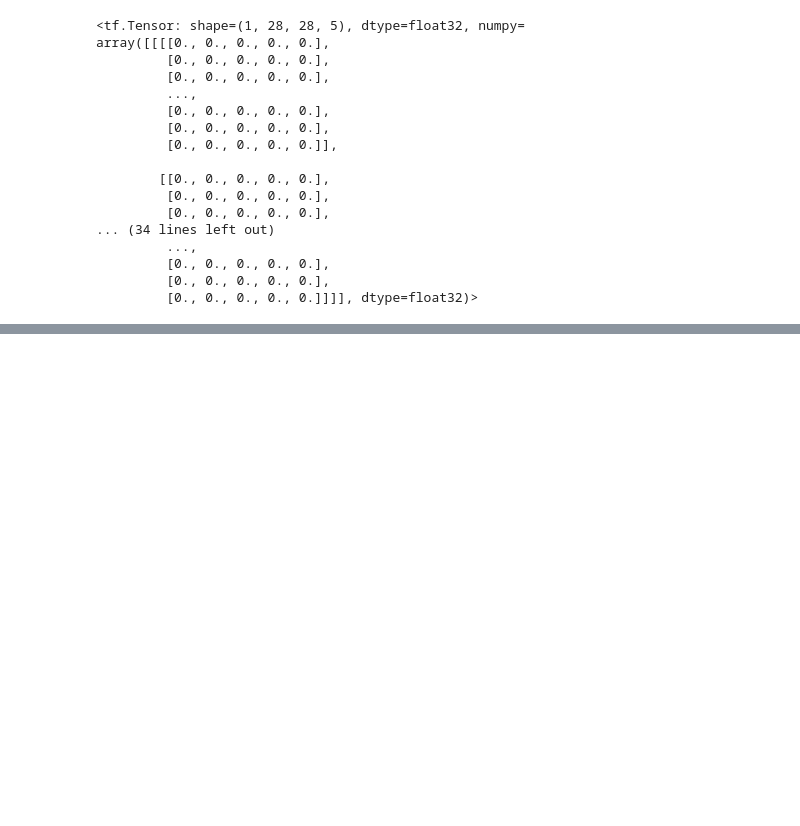
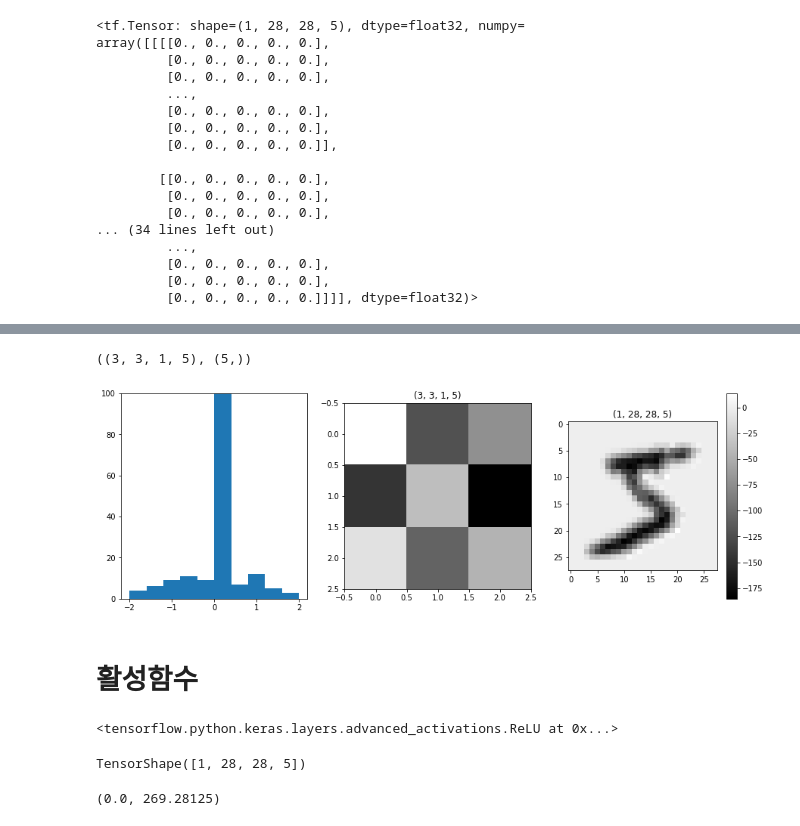
Before and after one commit to silro/bigvlaue, a Jupyter notebook: Mnist_layers1.ipynb, the cells around one changed output, grey strips where cells are left out. Cells and saved outputs as stored; diff of their text form; code cells hidden in the pictures; blank space fills up the shorter version.

```diff
--- a/Mnist_layers1.ipynb
+++ b/Mnist_layers1.ipynb
@@ -98,0 +104,2 @@ plt.show()
+# %%
+weight = layer.get_weights()
@@ -98,0 +126,27 @@ plt.show()
+# %%
+weight[0].shape, weight[1].shape
+# %% [output]
+((3, 3, 1, 5), (5,))
+# %%
+plt.figure(figsize=(15,5))
+plt.subplot(131)
+plt.hist(output.numpy().ravel(), range=[-2,2])
+plt.ylim(0,100)
+
+plt.subplot(132)
+plt.title(weight[0].shape)
+plt.imshow(weight[0][:,:,0,0],'gray')
+
+plt.subplot(133)
+plt.title(output.shape)
+plt.imshow(output[0,:,:,0], 'gray')
+plt.colorbar()
+plt.show()
+# %% [output]
+[figure, added]
+# %% [markdown]
+# 활성함수
+# %%
+tf.keras.layers.ReLU()
+# %% [output]
+<tensorflow.python.keras.layers.advanced_activations.ReLU at 0x...>
@@ -98,0 +156,8 @@ plt.show()
+# %%
+output.shape
+# %% [output]
+TensorShape([1, 28, 28, 5])
+# %%
+np.min(act_output), np.max(act_output)
+# %% [output]
+(0.0, 269.28125)
```
Also changed, not shown: parts of 31 cells of this notebook.
